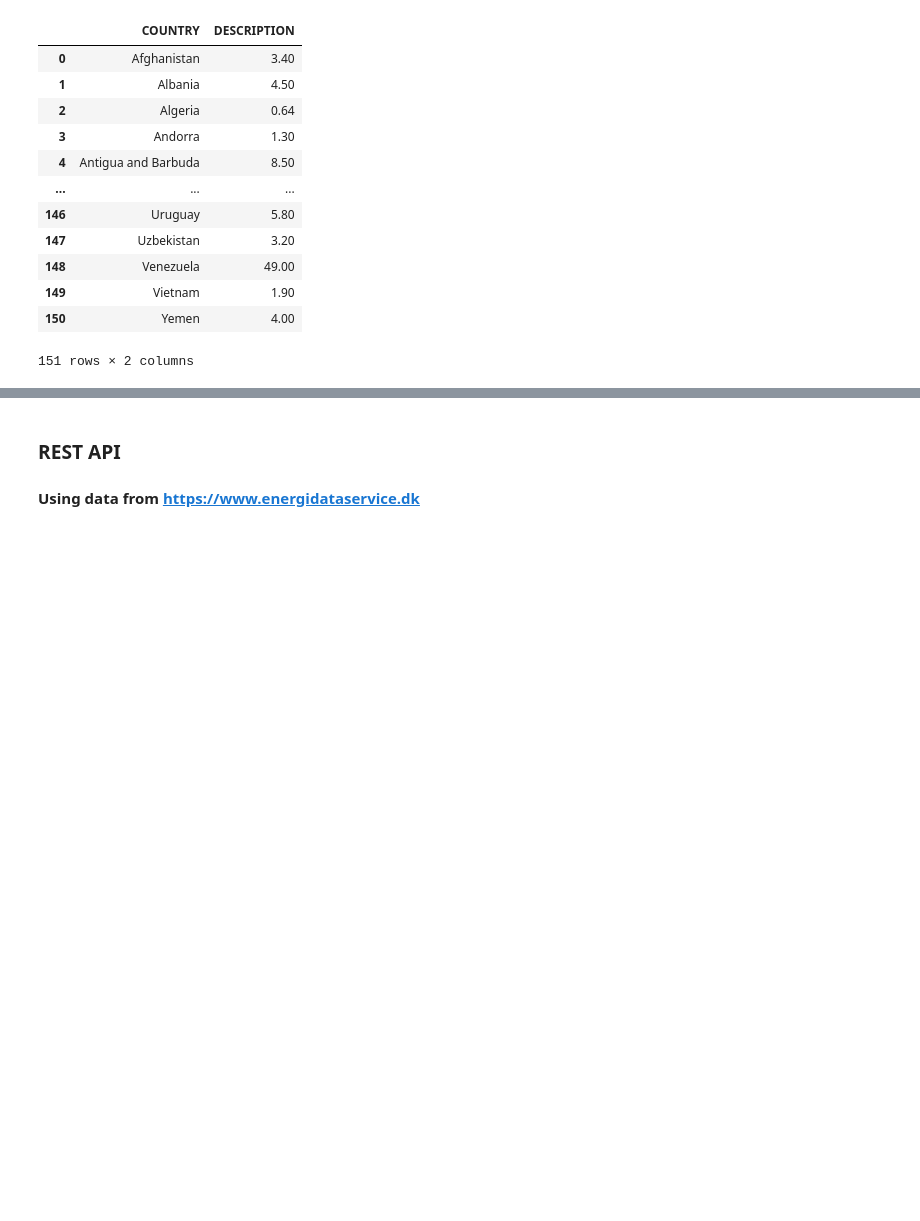
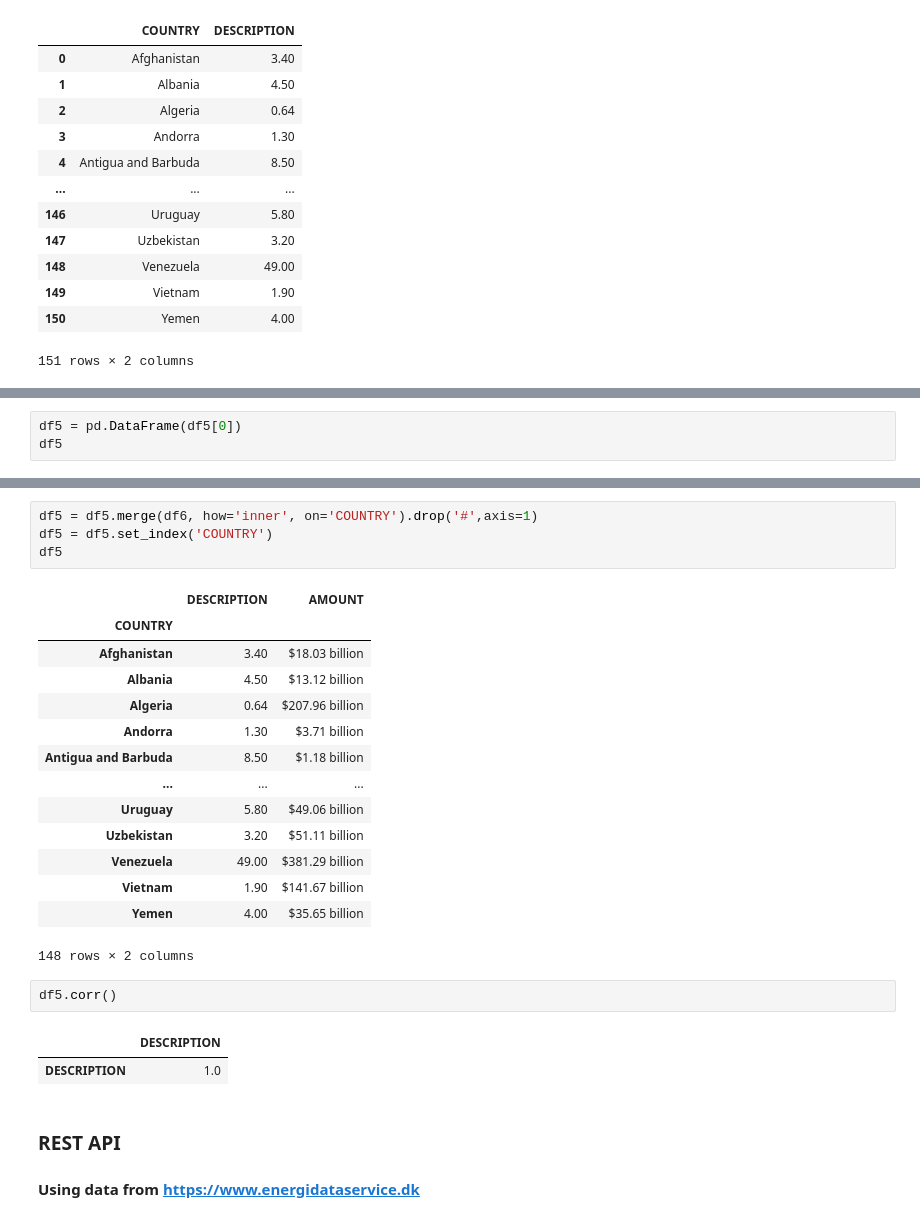
Before and after one commit to Ananassio/Data-Minig-Lab, a Jupyter notebook: Week_2/Assingment_2.1.ipynb, the cells around one changed output, grey strips where cells are left out. Drawn from its saved outputs; the diff is of its cells as text; blank space fills up the shorter version.

```diff
--- a/Week_2/Assingment_2.1.ipynb
+++ b/Week_2/Assingment_2.1.ipynb
@@ -157,0 +179,3 @@ df3
+# %%
+df5 = pd.DataFrame(df5[0])
+df5
@@ -158,3 +219,27 @@ df3
+# %%
+df5 = df5.merge(df6, how='inner', on='COUNTRY').drop('#',axis=1)
+df5 = df5.set_index('COUNTRY')
+df5
+# %% [output]
+|  | DESCRIPTION | AMOUNT |
+| COUNTRY |  |  |
+| Afghanistan | 3.40 | $18.03 billion |
+| Albania | 4.50 | $13.12 billion |
+| Algeria | 0.64 | $207.96 billion |
+| Andorra | 1.30 | $3.71 billion |
+| Antigua and Barbuda | 8.50 | $1.18 billion |
+| ... | ... | ... |
+| Uruguay | 5.80 | $49.06 billion |
+| Uzbekistan | 3.20 | $51.11 billion |
+| Venezuela | 49.00 | $381.29 billion |
+| Vietnam | 1.90 | $141.67 billion |
+| Yemen | 4.00 | $35.65 billion |
+148 rows × 2 columns
+# %%
+df5.corr()
+# %% [output]
+|  | DESCRIPTION |
+| DESCRIPTION | 1.0 |
 # %% [markdown]
 ### REST API
 #### Using data from [https://www.energidataservice.dk](https://www.energidataservice.dk)
```
Also changed, not shown: parts of 6 cells of this notebook.
